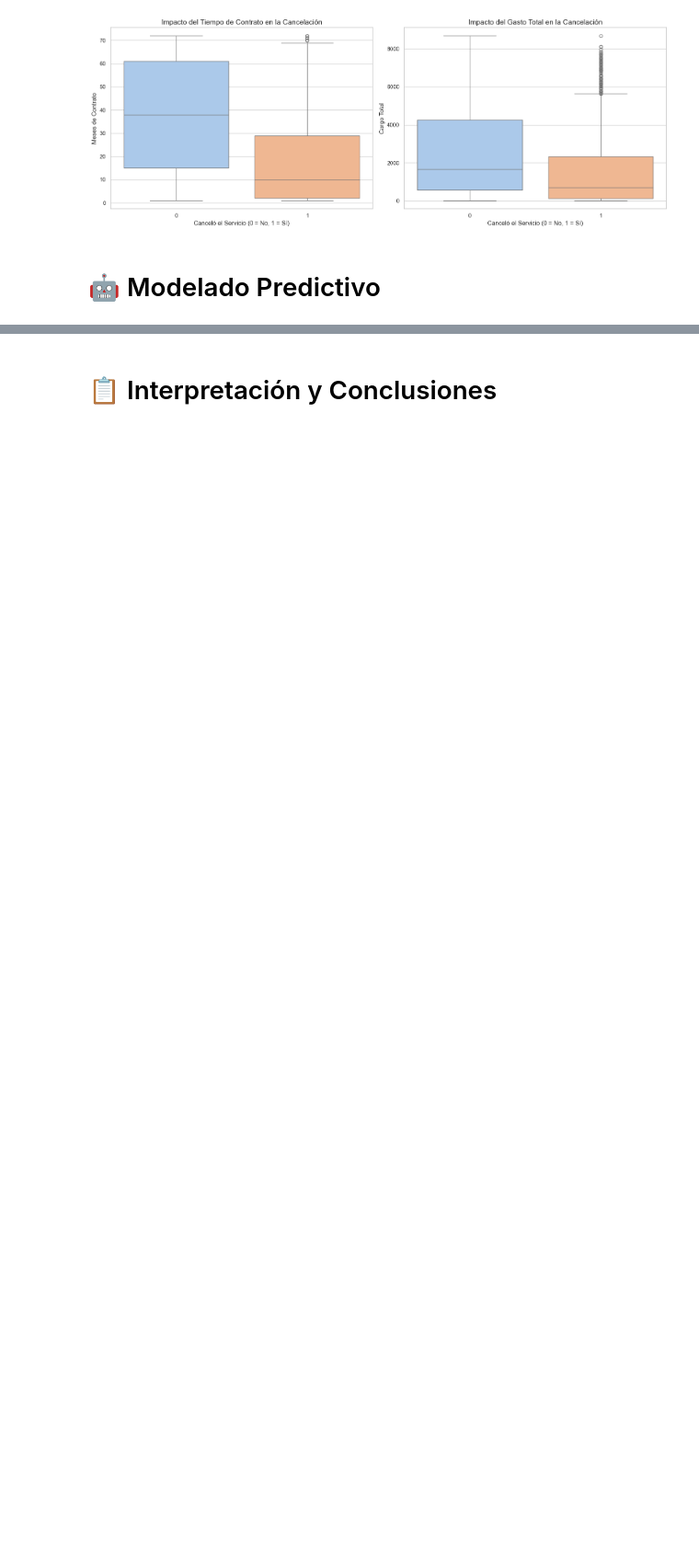
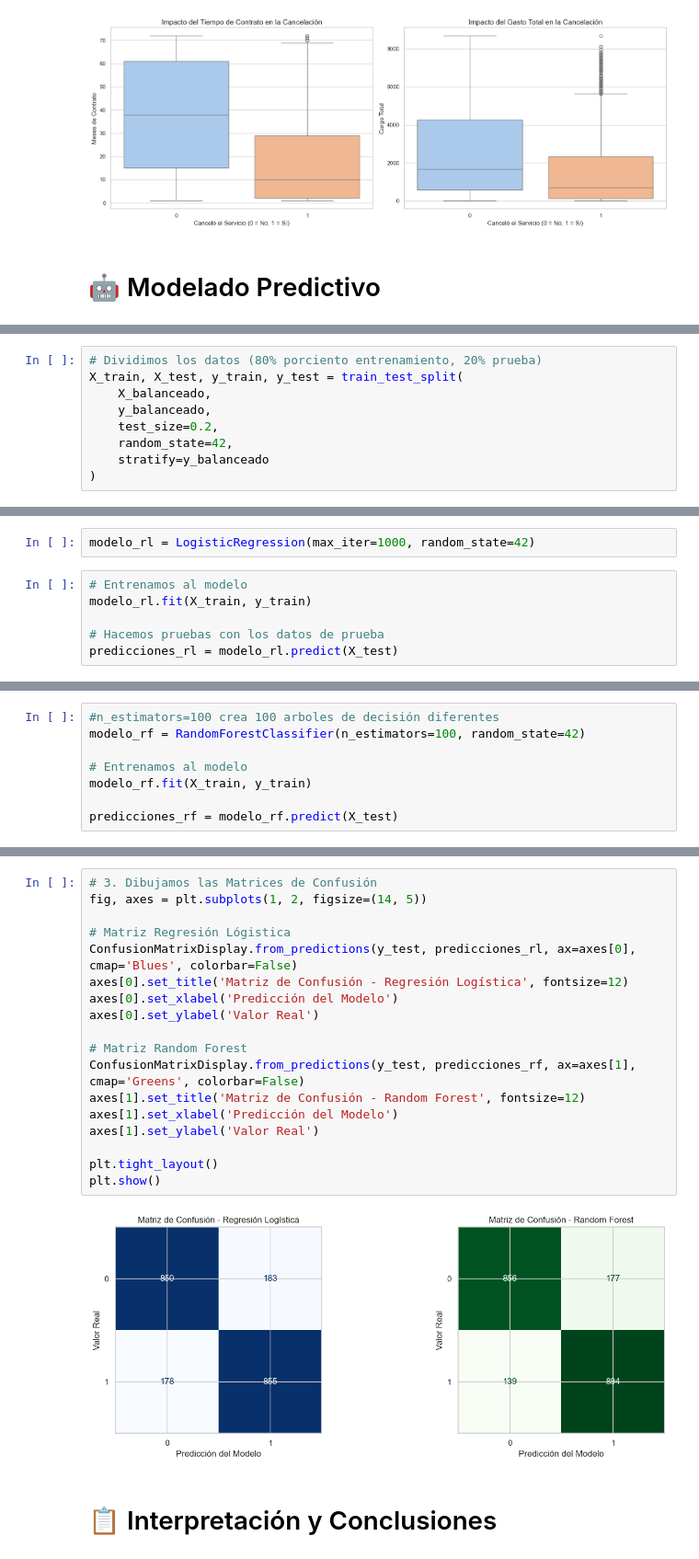
Before and after one commit to Fernando5899/Challenge_Telecom_X_2, a Jupyter notebook: Challenge.ipynb, the cells around one changed output, grey strips where cells are left out. Shown at 92% size. Drawn from its saved outputs; the diff is of its cells as text; blank space fills up the shorter version.

Commit message:
Se acaban las tareas de Modelado Predictivo

```diff
--- a/Challenge.ipynb
+++ b/Challenge.ipynb
@@ -249,0 +258,9 @@ plt.show()
+# %%
+# Dividimos los datos (80% porciento entrenamiento, 20% prueba)
+X_train, X_test, y_train, y_test = train_test_split(
+    X_balanceado,
+    y_balanceado,
+    test_size=0.2,
+    random_state=42,
+    stratify=y_balanceado
+)
@@ -249,0 +299,8 @@ plt.show()
+# %%
+modelo_rl = LogisticRegression(max_iter=1000, random_state=42)
+# %%
+# Entrenamos al modelo
+modelo_rl.fit(X_train, y_train)
+
+# Hacemos pruebas con los datos de prueba
+predicciones_rl = modelo_rl.predict(X_test)
@@ -249,0 +309,8 @@ plt.show()
+# %%
+#n_estimators=100 crea 100 arboles de decisión diferentes
+modelo_rf = RandomForestClassifier(n_estimators=100, random_state=42)
+
+# Entrenamos al modelo
+modelo_rf.fit(X_train, y_train)
+
+predicciones_rf = modelo_rf.predict(X_test)
@@ -250,2 +364,22 @@ plt.show()
+# %%
+# 3. Dibujamos las Matrices de Confusión
+fig, axes = plt.subplots(1, 2, figsize=(14, 5))
+
+# Matriz Regresión Lógistica
+ConfusionMatrixDisplay.from_predictions(y_test, predicciones_rl, ax=axes[0], cmap='Blues', colorbar=False)
+axes[0].set_title('Matriz de Confusión - Regresión Logística', fontsize=12)
+axes[0].set_xlabel('Predicción del Modelo')
+axes[0].set_ylabel('Valor Real')
+
+# Matriz Random Forest
+ConfusionMatrixDisplay.from_predictions(y_test, predicciones_rf, ax=axes[1], cmap='Greens', colorbar=False)
+axes[1].set_title('Matriz de Confusión - Random Forest', fontsize=12)
+axes[1].set_xlabel('Predicción del Modelo')
+axes[1].set_ylabel('Valor Real')
+
+plt.tight_layout()
+plt.show()
+# %% [output]
+[figure, added]
 # %% [markdown]
 # 📋 Interpretación y Conclusiones
```
Also changed, not shown: parts of 21 cells of this notebook.
